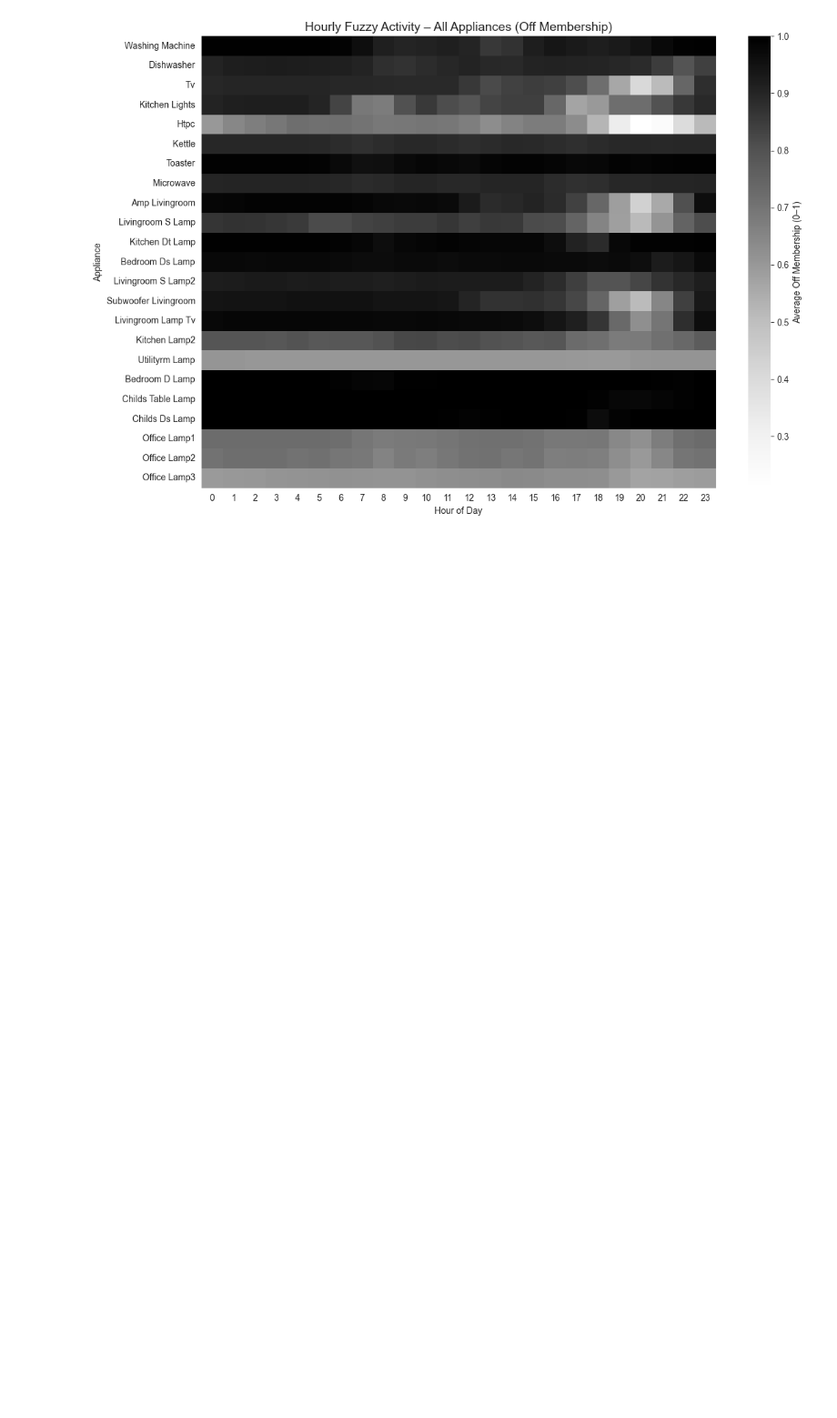
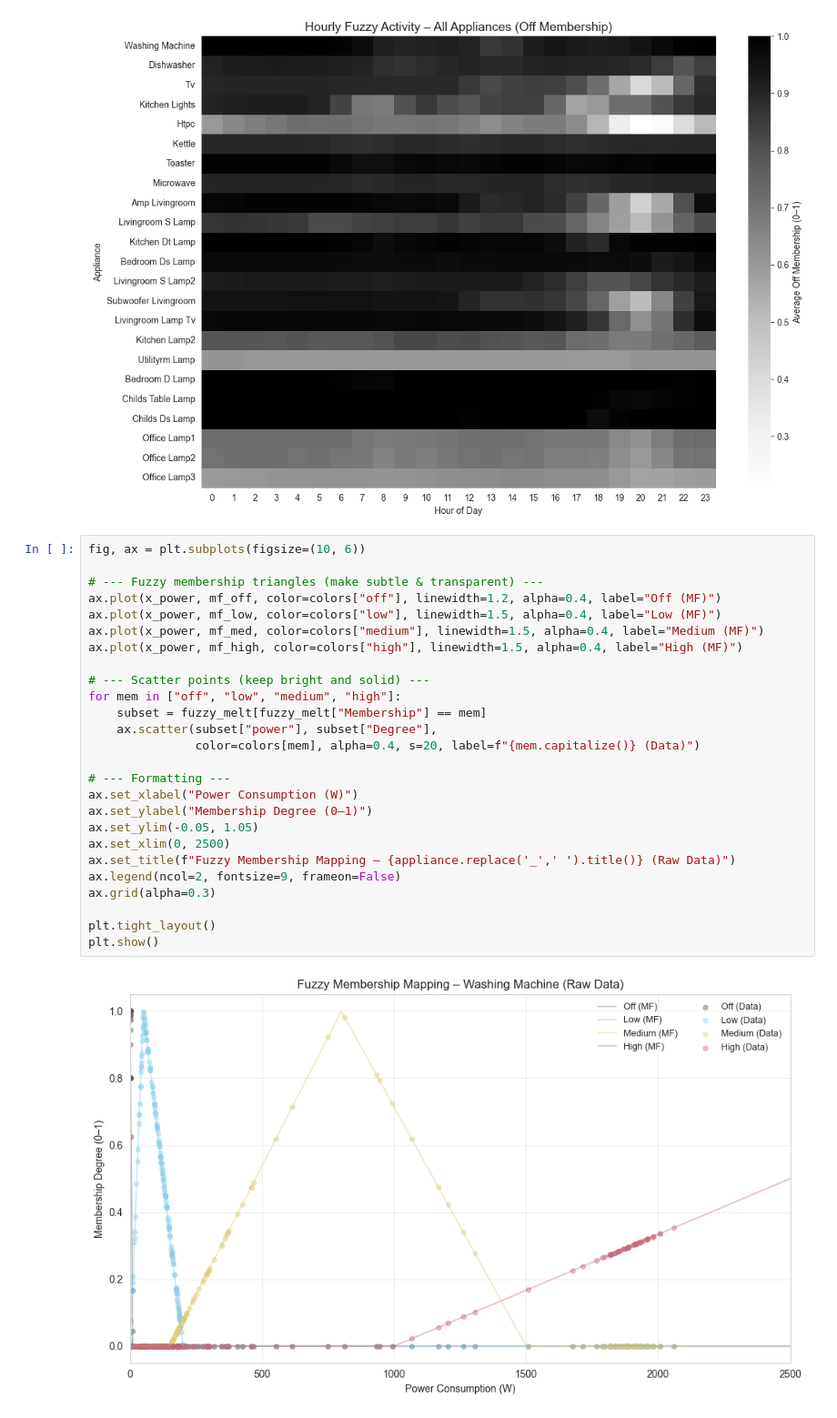
Before and after one commit to jofa016/ACIT4620---Fuzzy-System, a Jupyter notebook: fuzzy_main.ipynb, the cells around one changed output. Shown at 91% size. Saved outputs shown, nothing was run; the diff lists cells and outputs as text; blank space fills up the shorter version.

Commit message:
comparing raw data and fuzzy membership for washing machine - vis.

```diff
--- a/fuzzy_main.ipynb
+++ b/fuzzy_main.ipynb
@@ -698,3 +698,31 @@ plt.tight_layout()
 plt.show()
 # %% [output]
 [figure]
+# %%
+fig, ax = plt.subplots(figsize=(10, 6))
+
+# --- Fuzzy membership triangles (make subtle & transparent) ---
+ax.plot(x_power, mf_off, color=colors["off"], linewidth=1.2, alpha=0.4, label="Off (MF)")
+ax.plot(x_power, mf_low, color=colors["low"], linewidth=1.5, alpha=0.4, label="Low (MF)")
+ax.plot(x_power, mf_med, color=colors["medium"], linewidth=1.5, alpha=0.4, label="Medium (MF)")
+ax.plot(x_power, mf_high, color=colors["high"], linewidth=1.5, alpha=0.4, label="High (MF)")
+
+# --- Scatter points (keep bright and solid) ---
+for mem in ["off", "low", "medium", "high"]:
+    subset = fuzzy_melt[fuzzy_melt["Membership"] == mem]
+    ax.scatter(subset["power"], subset["Degree"],
+               color=colors[mem], alpha=0.4, s=20, label=f"{mem.capitalize()} (Data)")
+
+# --- Formatting ---
+ax.set_xlabel("Power Consumption (W)")
+ax.set_ylabel("Membership Degree (0–1)")
+ax.set_ylim(-0.05, 1.05)
+ax.set_xlim(0, 2500)
+ax.set_title(f"Fuzzy Membership Mapping – {appliance.replace('_',' ').title()} (Raw Data)")
+ax.legend(ncol=2, fontsize=9, frameon=False)
+ax.grid(alpha=0.3)
+
+plt.tight_layout()
+plt.show()
+# %% [output]
+[figure, added]
```
